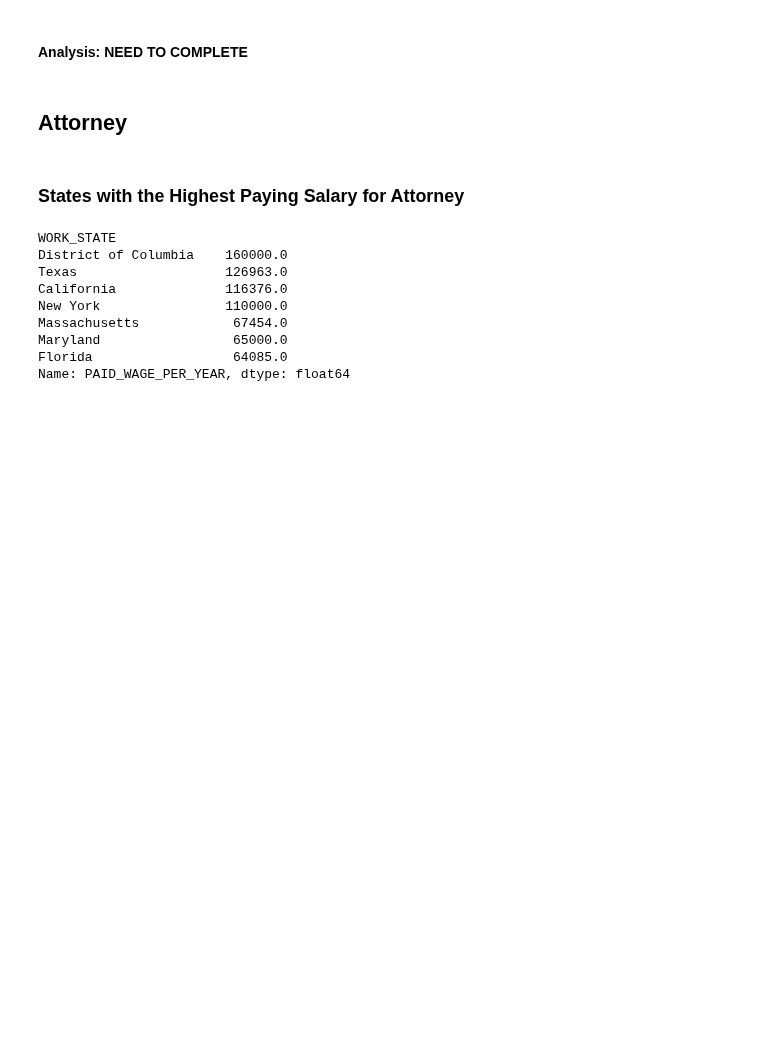
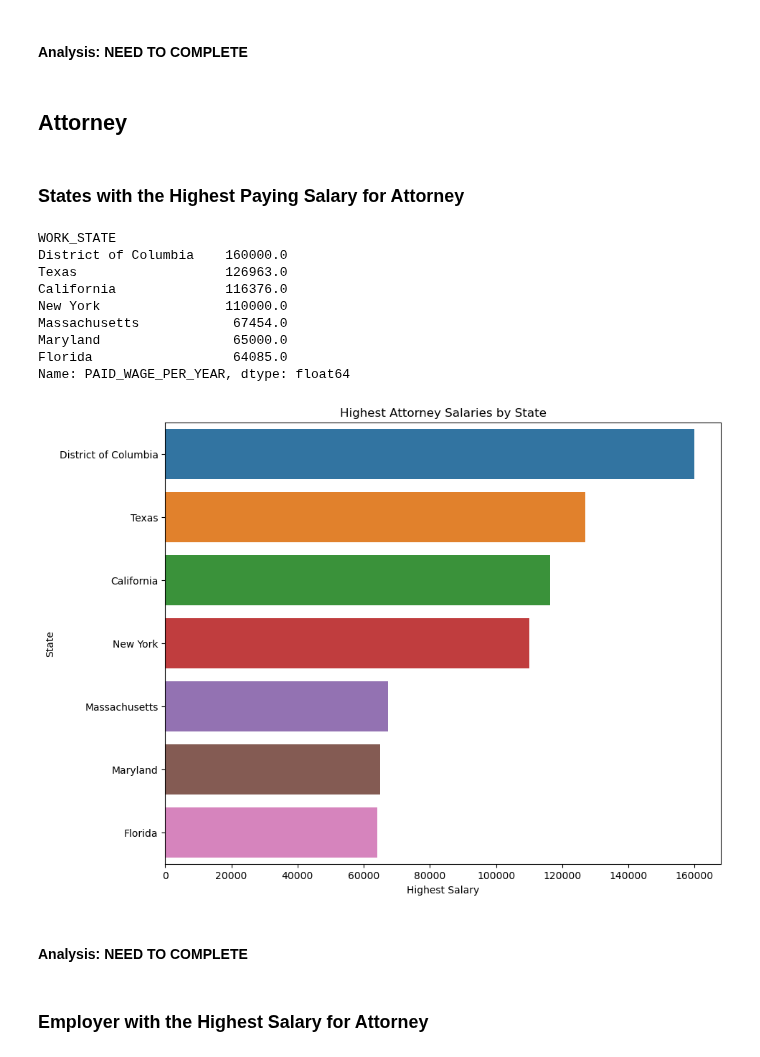
Before and after one commit to kimsean-pen/DS311-Data-Group-Project-, a Jupyter notebook: salary data file/Objective 2 - Comparing Salary Between State.ipynb, the cells around one changed output. Cells and saved outputs as stored; diff of their text form; code cells hidden in the pictures; blank space fills up the shorter version.

```diff
--- a/salary data file/Objective 2 - Comparing Salary Between State.ipynb
+++ b/salary data file/Objective 2 - Comparing Salary Between State.ipynb
@@ -551,3 +551,16 @@ Massachusetts            67454.0
 Maryland                 65000.0
 Florida                  64085.0
 Name: PAID_WAGE_PER_YEAR, dtype: float64
+# %%
+plt.figure(figsize=(10,8))
+sns.barplot(x=highest_attorney_salary.values, y=highest_attorney_salary.index)
+plt.xlabel('Highest Salary')
+plt.ylabel('State')
+plt.title('Highest Attorney Salaries by State')
+plt.show()
+# %% [output]
+[figure, added]
+# %% [markdown]
+#### Analysis: NEED TO COMPLETE
+# %% [markdown]
+### Employer with the Highest Salary for Attorney
```
Also changed, not shown: parts of 1 cell of this notebook.
